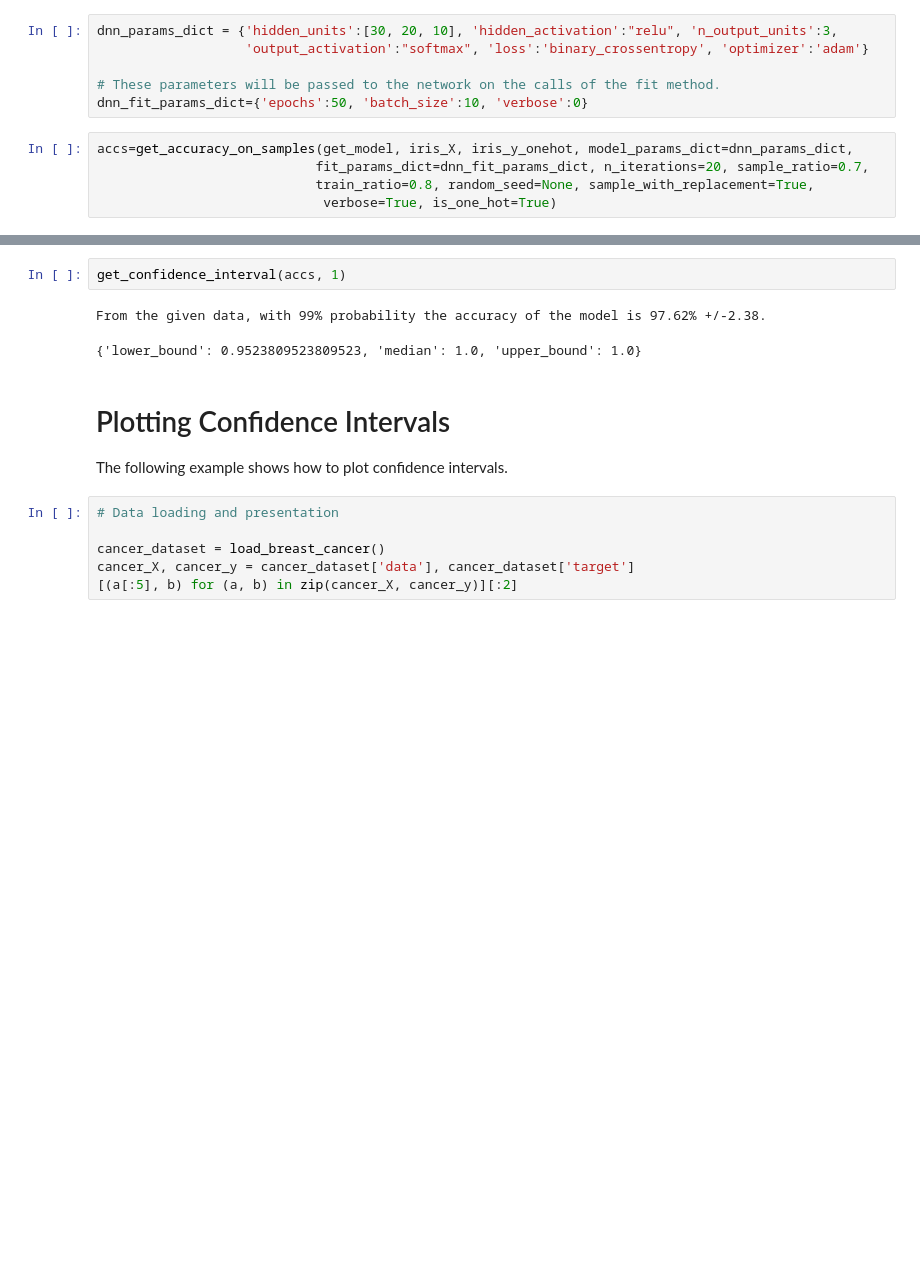
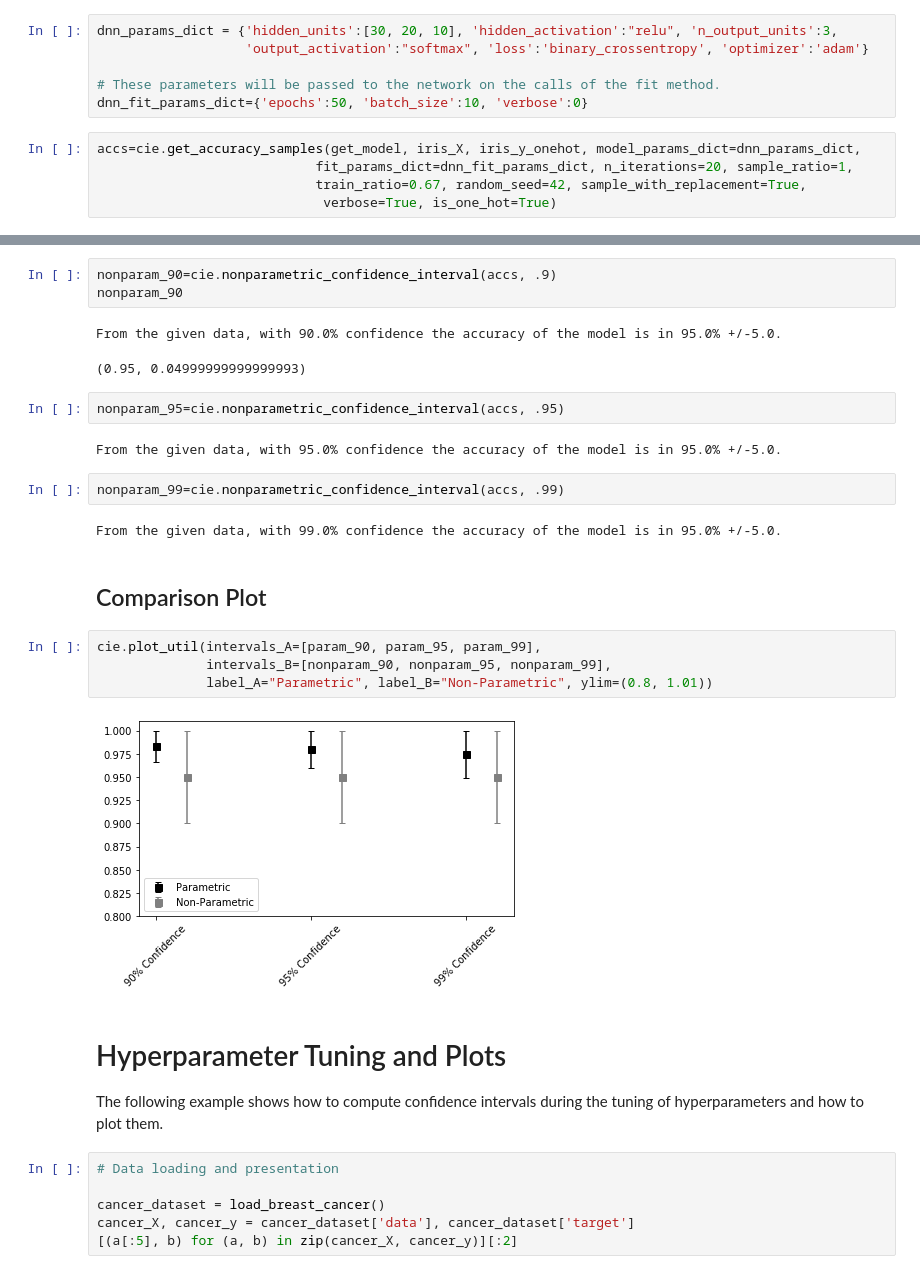
Before and after one commit to GiovanniCiampi/confidence_interval_estimator_ML, a Jupyter notebook: Notebook.ipynb, the cells around one changed output, grey strips where cells are left out. Cells and saved outputs as stored; diff of their text form; blank space fills up the shorter version.

```diff
--- a/Notebook.ipynb
+++ b/Notebook.ipynb
@@ -161,9 +287,9 @@ dnn_params_dict = {'hidden_units':[30, 20, 10], 'hidden_activation':"relu", 'n_o
 # These parameters will be passed to the network on the calls of the fit method.
 dnn_fit_params_dict={'epochs':50, 'batch_size':10, 'verbose':0}
 # %%
-accs=get_accuracy_on_samples(get_model, iris_X, iris_y_onehot, model_params_dict=dnn_params_dict,
-                            fit_params_dict=dnn_fit_params_dict, n_iterations=20, sample_ratio=0.7,
-                            train_ratio=0.8, random_seed=None, sample_with_replacement=True,
+accs=cie.get_accuracy_samples(get_model, iris_X, iris_y_onehot, model_params_dict=dnn_params_dict,
+                            fit_params_dict=dnn_fit_params_dict, n_iterations=20, sample_ratio=1,
+                            train_ratio=0.67, random_seed=42, sample_with_replacement=True,
                              verbose=True, is_one_hot=True)
 # %% [output]
 Evaluating model on 20 samples of (X, y).
@@ -182,11 +298,28 @@ From the given data, with 95% probability the accuracy of the model is 97.62% +/
-# %%
-get_confidence_interval(accs, 1)
-# %% [output]
-From the given data, with 99% probability the accuracy of the model is 97.62% +/-2.38.
-{'lower_bound': 0.9523809523809523, 'median': 1.0, 'upper_bound': 1.0}
+# %%
+nonparam_90=cie.nonparametric_confidence_interval(accs, .9)
+nonparam_90
+# %% [output]
+From the given data, with 90.0% confidence the accuracy of the model is in 95.0% +/-5.0.
+(0.95, 0.04999999999999993)
+# %%
+nonparam_95=cie.nonparametric_confidence_interval(accs, .95)
+# %% [output]
+From the given data, with 95.0% confidence the accuracy of the model is in 95.0% +/-5.0.
+# %%
+nonparam_99=cie.nonparametric_confidence_interval(accs, .99)
+# %% [output]
+From the given data, with 99.0% confidence the accuracy of the model is in 95.0% +/-5.0.
+# %% [markdown]
+## Comparison Plot
+# %%
+cie.plot_util(intervals_A=[param_90, param_95, param_99],
+              intervals_B=[nonparam_90, nonparam_95, nonparam_99],
+              label_A="Parametric", label_B="Non-Parametric", ylim=(0.8, 1.01))
+# %% [output]
+[figure, added]
 # %% [markdown]
-# Plotting Confidence Intervals
-The following example shows how to plot confidence intervals.
+# Hyperparameter Tuning and Plots
+The following example shows how to compute confidence intervals during the tuning of hyperparameters and how to plot them.
 # %%
 # Data loading and presentation
 
```
Also changed, not shown: parts of 72 cells of this notebook, 1 other file.
